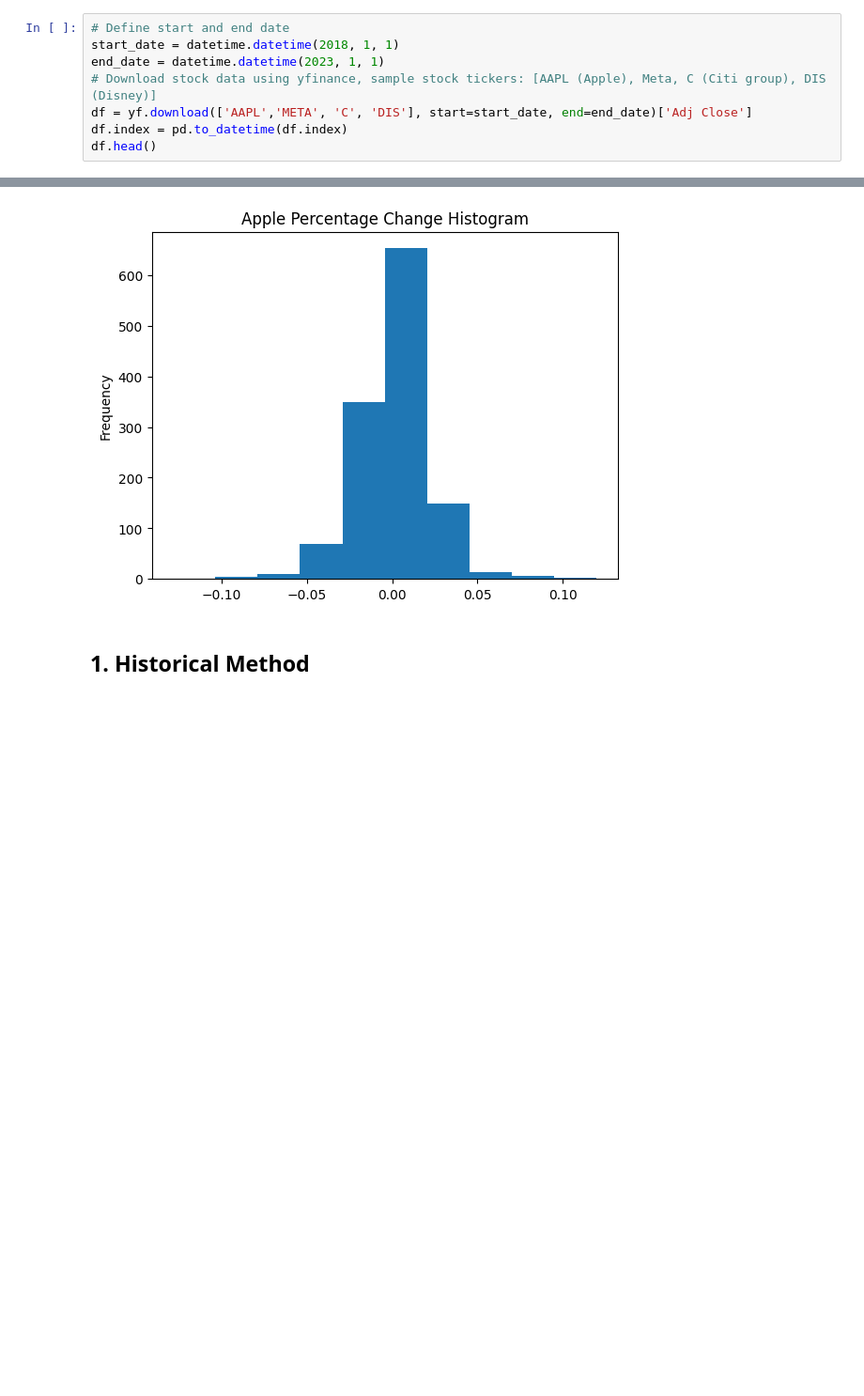
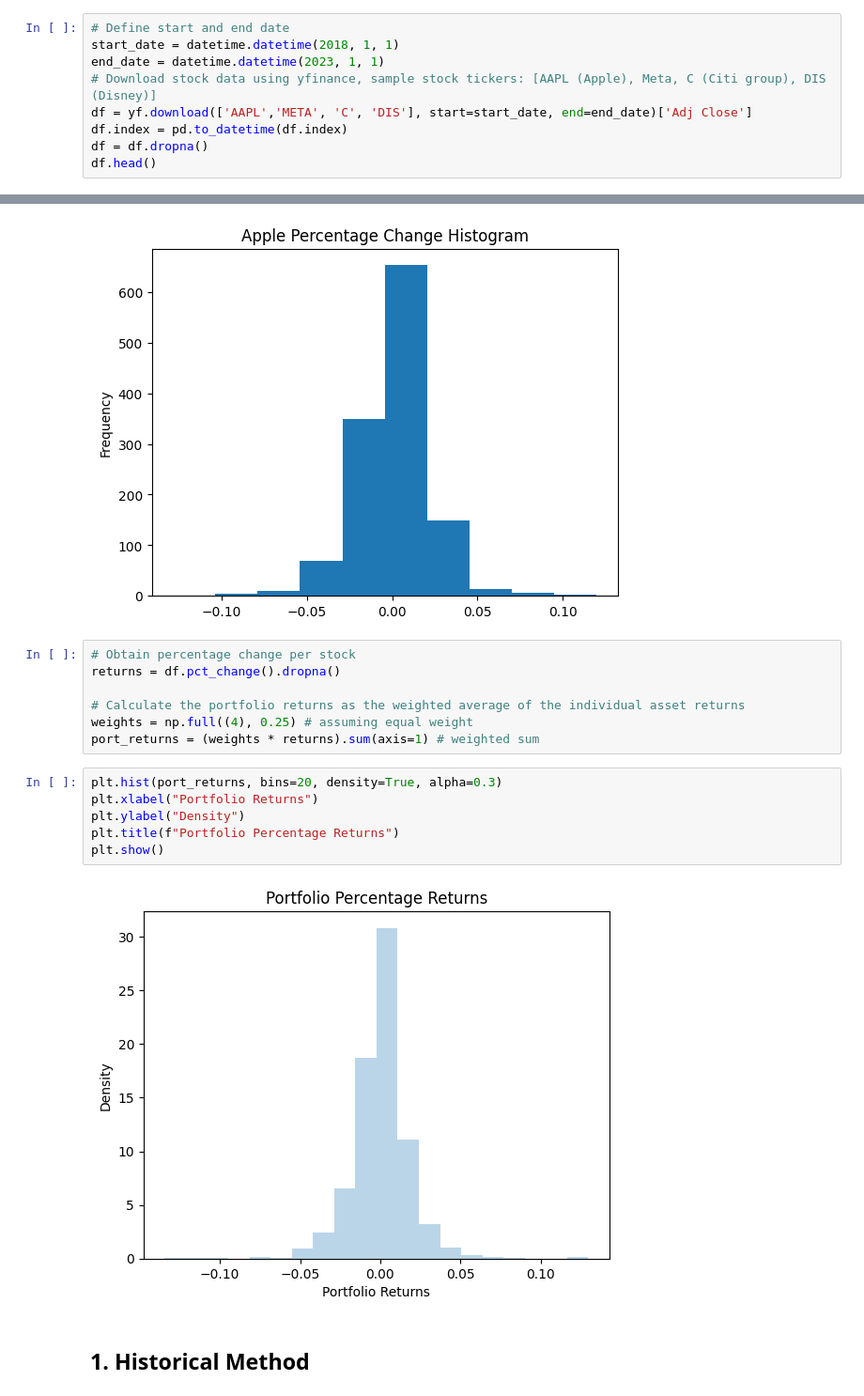
Before and after one commit to caesarw0/CVAR_analysis, a Jupyter notebook: VAR_CVAR_simple.ipynb, the cells around one changed output, grey strips where cells are left out. Shown at 94% size. Saved outputs shown, nothing was run; the diff lists cells and outputs as text; blank space fills up the shorter version.

Commit message:
update plot, calculation

```diff
--- a/VAR_CVAR_simple.ipynb
+++ b/VAR_CVAR_simple.ipynb
@@ -18,6 +18,7 @@ end_date = datetime.datetime(2023, 1, 1)
 # Download stock data using yfinance, sample stock tickers: [AAPL (Apple), Meta, C (Citi group), DIS (Disney)]
 df = yf.download(['AAPL','META', 'C', 'DIS'], start=start_date, end=end_date)['Adj Close']
 df.index = pd.to_datetime(df.index)
+df = df.dropna()
 df.head()
 # %% [output]
 [*********************100%***********************]  4 of 4 completed
@@ -44,6 +55,21 @@ ax.set_title("Apple Percentage Change Histogram")
 # %% [output]
 Text(0.5, 1.0, 'Apple Percentage Change Histogram')
 [figure]
+# %%
+# Obtain percentage change per stock
+returns = df.pct_change().dropna()
+
+# Calculate the portfolio returns as the weighted average of the individual asset returns
+weights = np.full((4), 0.25) # assuming equal weight
+port_returns = (weights * returns).sum(axis=1) # weighted sum
+# %%
+plt.hist(port_returns, bins=20, density=True, alpha=0.3)
+plt.xlabel("Portfolio Returns")
+plt.ylabel("Density")
+plt.title(f"Portfolio Percentage Returns")
+plt.show()
+# %% [output]
+[figure, added]
 # %% [markdown]
 ## 1. Historical Method
 # %% [markdown]
```
Also changed, not shown: parts of 17 cells of this notebook.
